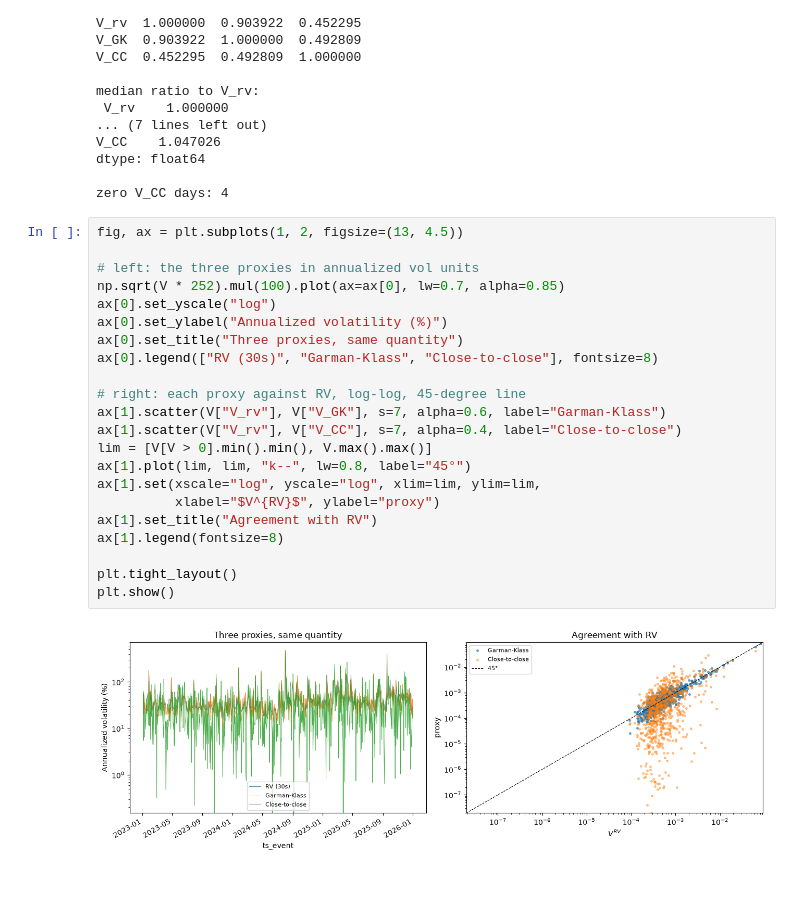
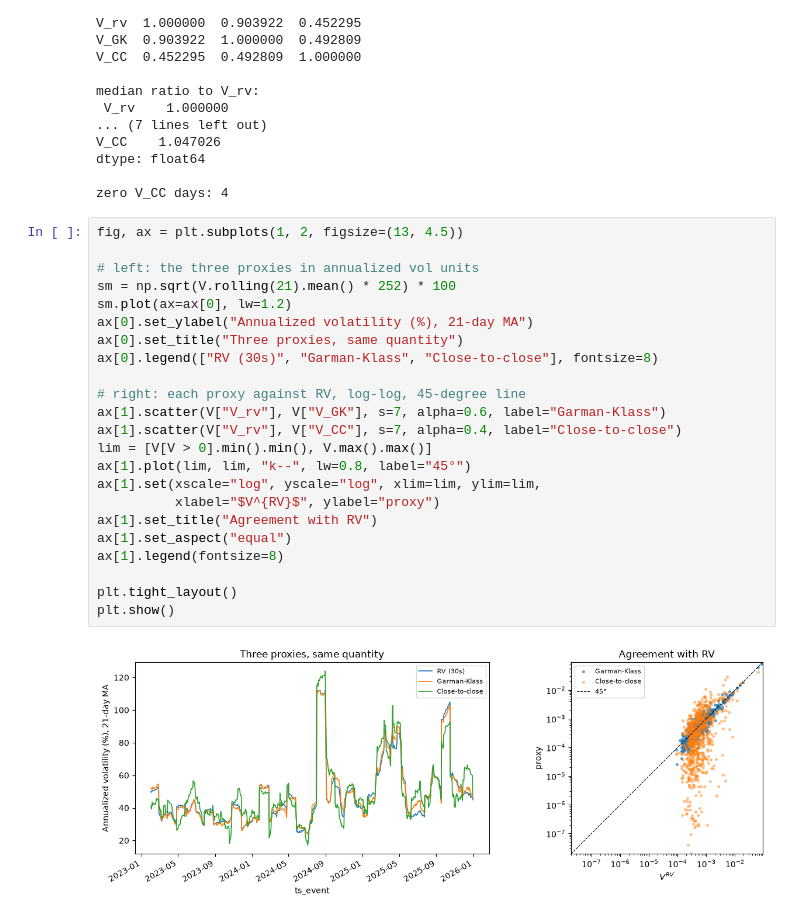
Before and after one commit to mattmacko/vol-project, a Jupyter notebook: notebooks/02_proxies.ipynb, the cells around one changed output. Cells and saved outputs as stored; diff of their text form; blank space fills up the shorter version.

Commit message:
Fixed aspect ratio of correlation graph in 02_proxies

```diff
--- a/notebooks/02_proxies.ipynb
+++ b/notebooks/02_proxies.ipynb
@@ -187,24 +187,25 @@ zero V_CC days: 4
 # %%
 fig, ax = plt.subplots(1, 2, figsize=(13, 4.5))
 
 # left: the three proxies in annualized vol units
-np.sqrt(V * 252).mul(100).plot(ax=ax[0], lw=0.7, alpha=0.85)
-ax[0].set_yscale("log")
-ax[0].set_ylabel("Annualized volatility (%)")
+sm = np.sqrt(V.rolling(21).mean() * 252) * 100
+sm.plot(ax=ax[0], lw=1.2)
+ax[0].set_ylabel("Annualized volatility (%), 21-day MA")
 ax[0].set_title("Three proxies, same quantity")
 ax[0].legend(["RV (30s)", "Garman-Klass", "Close-to-close"], fontsize=8)
 
 # right: each proxy against RV, log-log, 45-degree line
 ax[1].scatter(V["V_rv"], V["V_GK"], s=7, alpha=0.6, label="Garman-Klass")
 ax[1].scatter(V["V_rv"], V["V_CC"], s=7, alpha=0.4, label="Close-to-close")
 lim = [V[V > 0].min().min(), V.max().max()]
 ax[1].plot(lim, lim, "k--", lw=0.8, label="45°")
 ax[1].set(xscale="log", yscale="log", xlim=lim, ylim=lim,
           xlabel="$V^{RV}$", ylabel="proxy")
 ax[1].set_title("Agreement with RV")
+ax[1].set_aspect("equal")
 ax[1].legend(fontsize=8)
 
 plt.tight_layout()
 plt.show()
 # %% [output]
-[figure, old version]
+[figure, new version]
```
